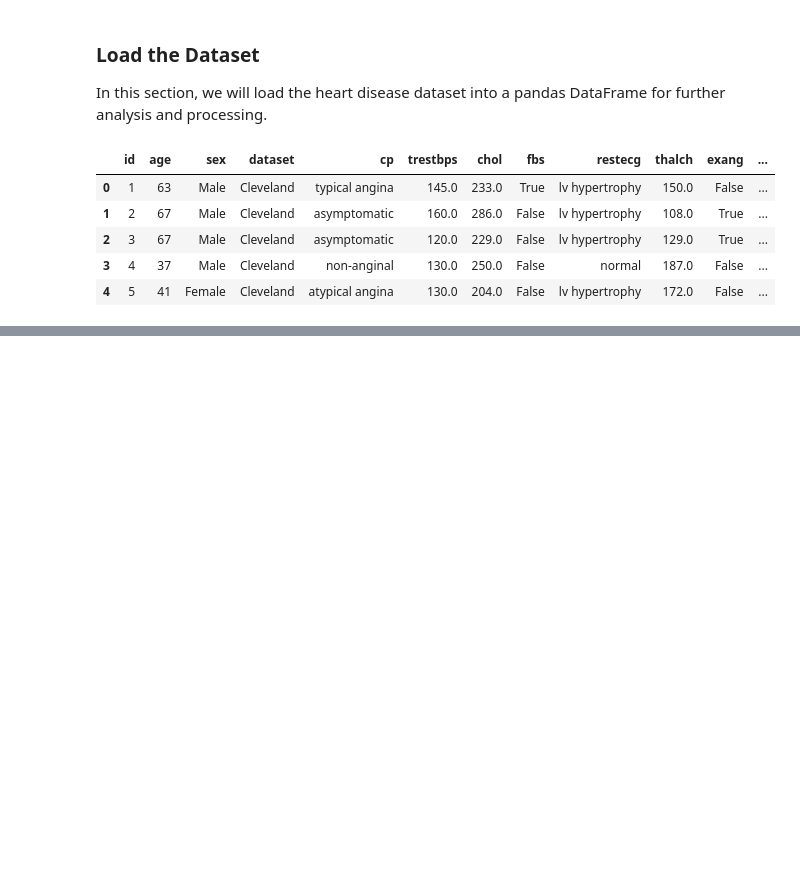
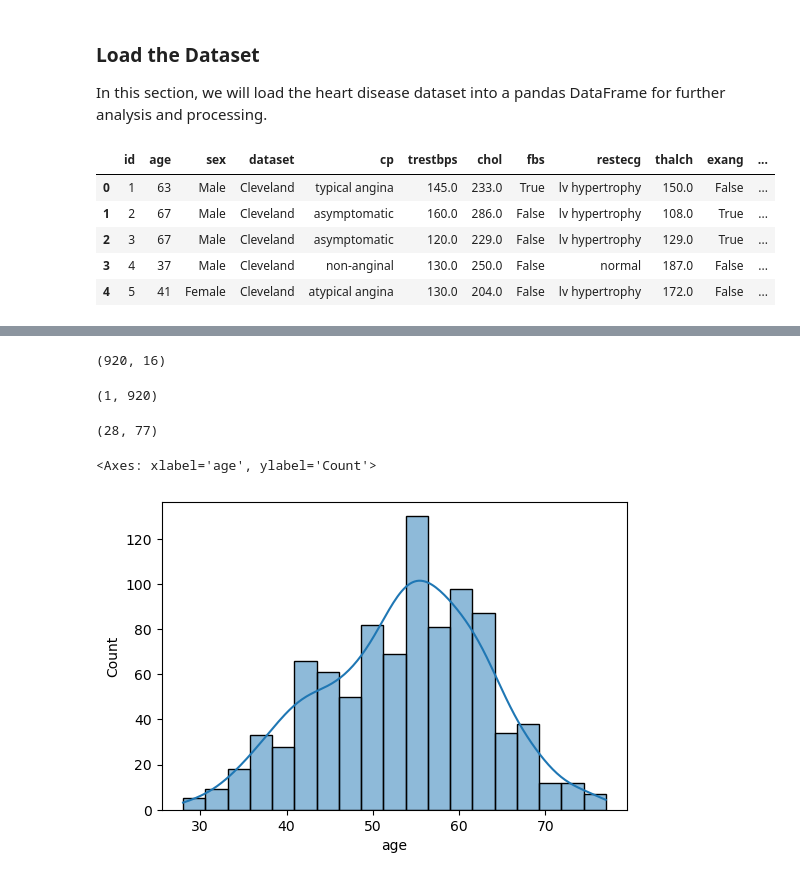
Before and after one commit to UsmanK7/Cardio-Predict, a Jupyter notebook: heart_disease_prediction.ipynb, the cells around one changed output, grey strips where cells are left out. Drawn from its saved outputs; the diff is of its cells as text; code cells hidden in the pictures; blank space fills up the shorter version.

```diff
--- a/heart_disease_prediction.ipynb
+++ b/heart_disease_prediction.ipynb
@@ -134,0 +159,22 @@ df.head()
+# %%
+# Data shape
+df.shape
+# %% [output]
+(920, 16)
+# %%
+# id column
+df['id'].min(), df['id'].max()
+# %% [output]
+(1, 920)
+# %%
+# age column
+df['age'].min(), df['age'].max()
+# %% [output]
+(28, 77)
+# %%
+# make a histogram between age and sex
+plt.figure(figsize=(6, 4))
+sns.histplot(data=df, x='age', kde=True)
+# %% [output]
+<Axes: xlabel='age', ylabel='Count'>
+[figure, added]
```
Also changed, not shown: parts of 12 cells of this notebook.
